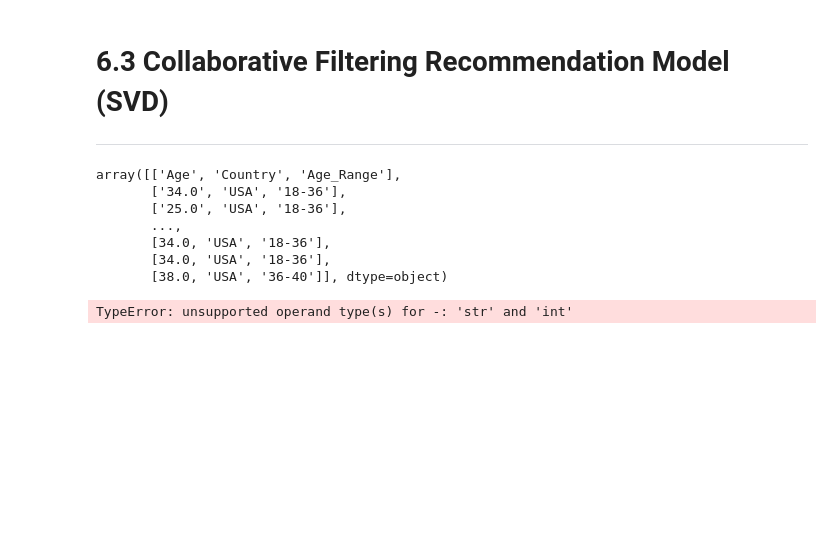
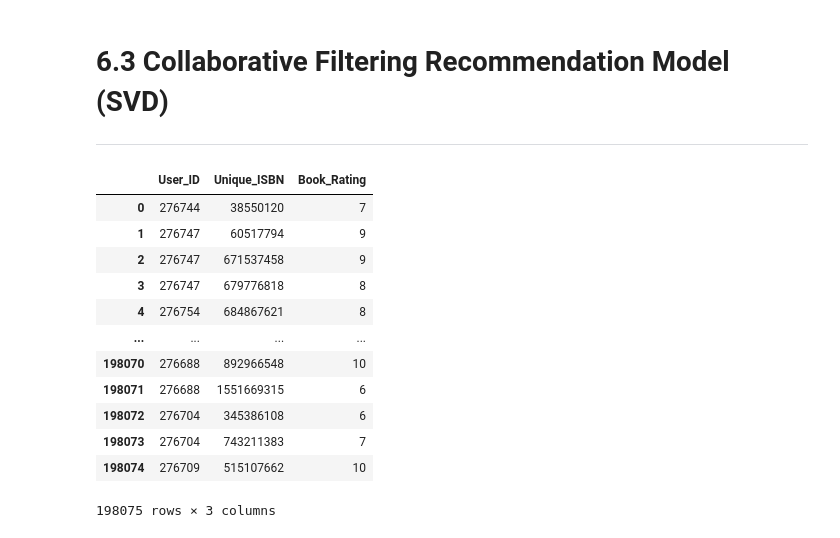
Before and after one commit to ChauHuynh1/Book_RecSys, a Jupyter notebook: test_model.ipynb, the cells around one changed output. Saved outputs shown, nothing was run; the diff lists cells and outputs as text; code cells hidden in the pictures; blank space fills up the shorter version.

```diff
--- a/test_model.ipynb
+++ b/test_model.ipynb
@@ -171,16 +161,0 @@ rate_test = ratings_test[['User_ID', 'Unique_ISBN', 'Book_Rating']].to_numpy()
-# %%
-rate_train
-# %% [output]
-array([['Age', 'Country', 'Age_Range'],
-       ['34.0', 'USA', '18-36'],
-       ['25.0', 'USA', '18-36'],
-       ...,
-       [34.0, 'USA', '18-36'],
-       [34.0, 'USA', '18-36'],
-       [38.0, 'USA', '36-40']], dtype=object)
-# %%
-# indices start from 0
-rate_train[:, :2] -= 1
-rate_test[:, :2] -= 1
-# %% [output]
-TypeError: unsupported operand type(s) for -: 'str' and 'int'
@@ -189,0 +162,16 @@ rs.fit()
+# %%
+dataframe
+# %% [output]
+|  | User_ID | Unique_ISBN | Book_Rating |
+| 0 | 276744 | 38550120 | 7 |
+| 1 | 276747 | 60517794 | 9 |
+| 2 | 276747 | 671537458 | 9 |
+| 3 | 276747 | 679776818 | 8 |
+| 4 | 276754 | 684867621 | 8 |
+| ... | ... | ... | ... |
+| 198070 | 276688 | 892966548 | 10 |
+| 198071 | 276688 | 1551669315 | 6 |
+| 198072 | 276704 | 345386108 | 6 |
+| 198073 | 276704 | 743211383 | 7 |
+| 198074 | 276709 | 515107662 | 10 |
+198075 rows × 3 columns
```
Also changed, not shown: parts of 5 cells of this notebook, 2 other files.
